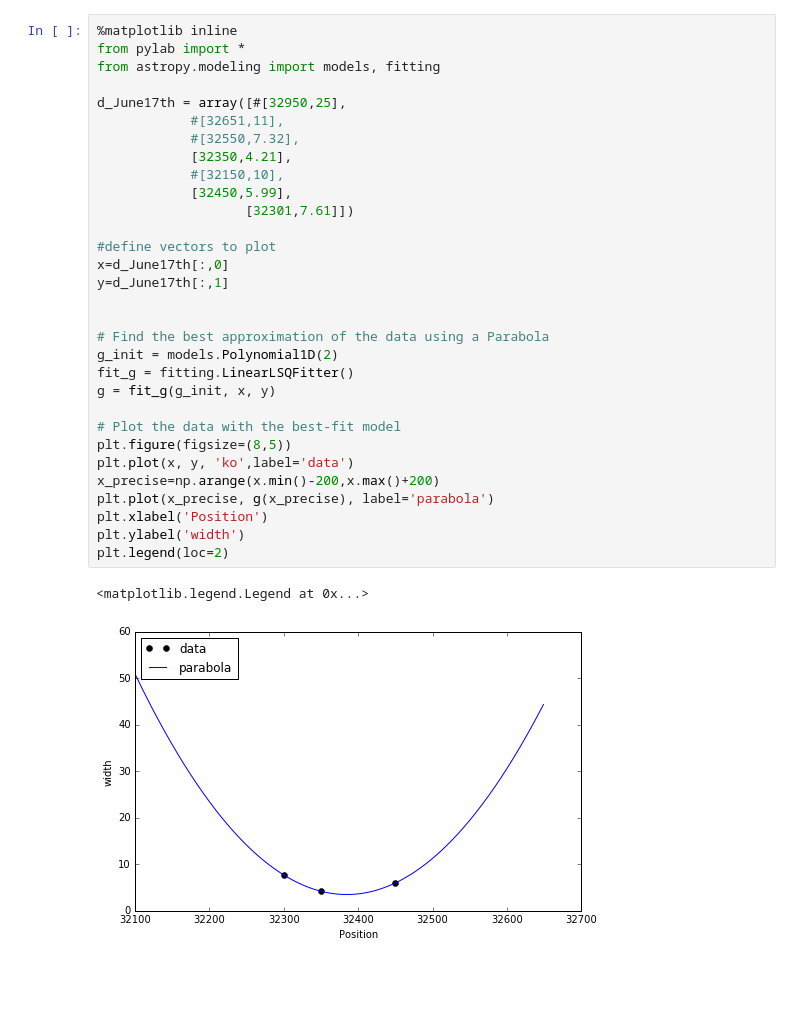
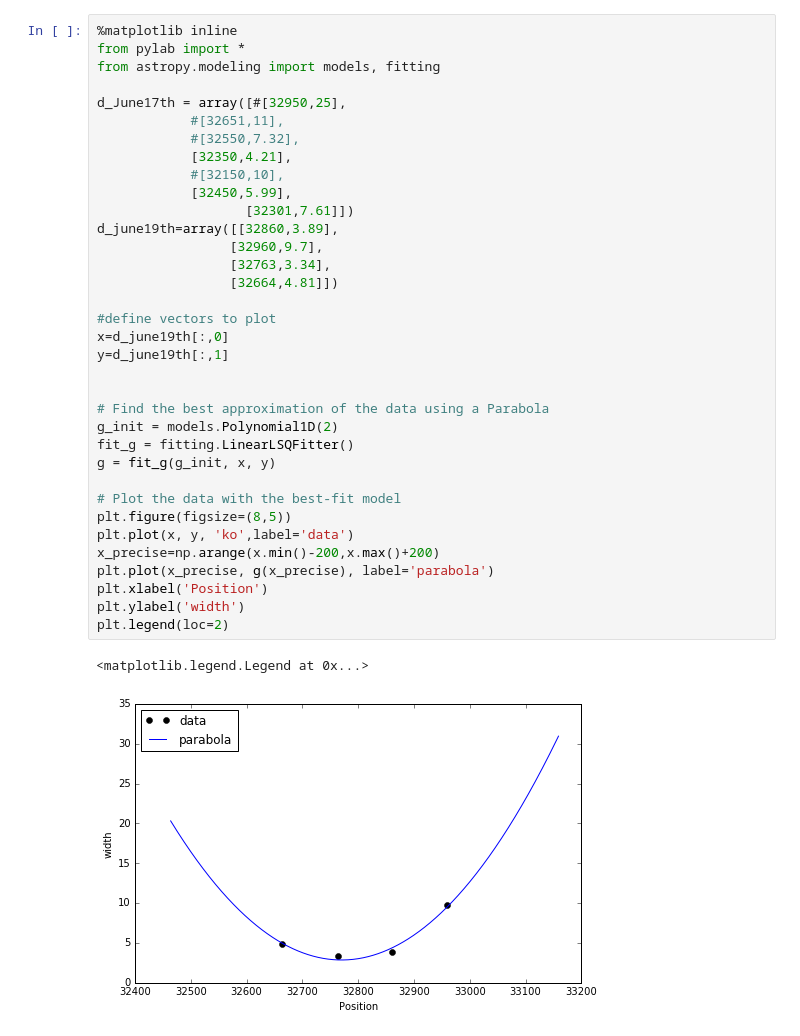
Before and after one commit to douglase/astronomy_camp_tutorials, a Jupyter notebook: Fit parabola to focus.ipynb, the cells around one changed output. Cells and saved outputs as stored; diff of their text form; blank space fills up the shorter version.

```diff
--- a/Fit parabola to focus.ipynb
+++ b/Fit parabola to focus.ipynb
@@ -2,33 +2,37 @@
 %matplotlib inline
 from pylab import *
 from astropy.modeling import models, fitting
 
 d_June17th = array([#[32950,25],
             #[32651,11],
             #[32550,7.32],
             [32350,4.21],
             #[32150,10],
             [32450,5.99],
                    [32301,7.61]])
+d_june19th=array([[32860,3.89],
+                 [32960,9.7],
+                 [32763,3.34],
+                 [32664,4.81]])
 
 #define vectors to plot
-x=d_June17th[:,0]
-y=d_June17th[:,1]
+x=d_june19th[:,0]
+y=d_june19th[:,1]
 
 
 # Find the best approximation of the data using a Parabola
 g_init = models.Polynomial1D(2)
 fit_g = fitting.LinearLSQFitter()
 g = fit_g(g_init, x, y)
 
 # Plot the data with the best-fit model
 plt.figure(figsize=(8,5))
 plt.plot(x, y, 'ko',label='data')
 x_precise=np.arange(x.min()-200,x.max()+200)
 plt.plot(x_precise, g(x_precise), label='parabola')
 plt.xlabel('Position')
 plt.ylabel('width')
 plt.legend(loc=2)
 # %% [output]
 <matplotlib.legend.Legend at 0x...>
-[figure, old version]
+[figure, new version]
```
Also changed, not shown: 1 other file.
